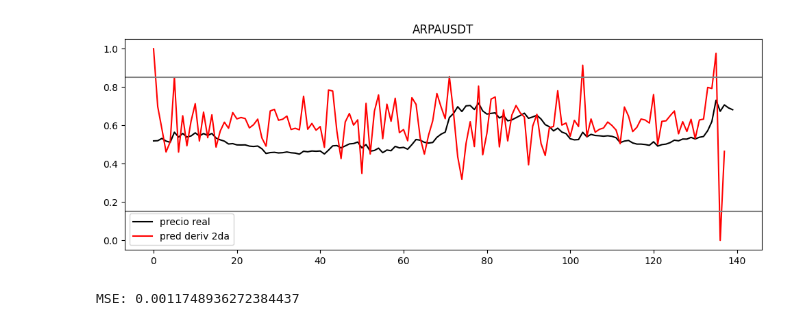
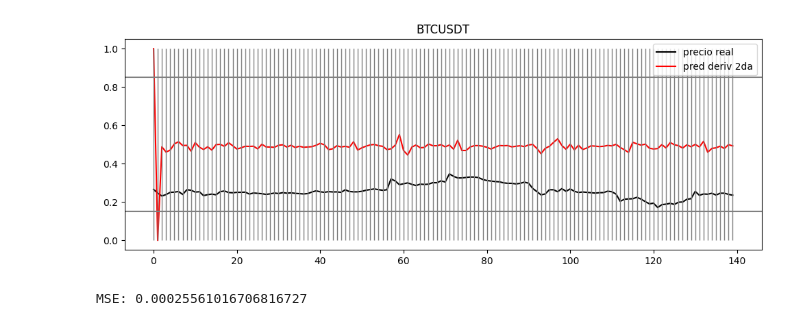
Before and after one commit to luisgomezzz/luchocrypto, a Jupyter notebook: predictor/predictor.ipynb, the cells around one changed output. Drawn from its saved outputs; the diff is of its cells as text; code cells hidden in the pictures.

```diff
--- a/predictor/predictor.ipynb
+++ b/predictor/predictor.ipynb
@@ -15,7 +15,7 @@ import numpy as np
 from sklearn.metrics import mean_squared_error
 import keras
 
-symbol = 'ARPAUSDT'
+symbol = 'BTCUSDT'
 client = Client("qycthSI8s5HH0b95MxH3lFKPPUeZu8mCSgztp00x2d7SdHmfOp2U9qBeCCbxPyDg",
                 "zeJqYkyWzBIdGDMmyfUnofQiThirgEgOCDYvS3rzcq4yle1afD7YEQkciCI43yNs")
 
@@ -154,8 +154,8 @@ model = keras.models.load_model('modelos/model'+symbol+'.h5')
 # Grafica
 
 y_pred = model.predict(X_test)
-deriv_y_pred = np.diff(y_pred, axis=0)
-deriv_y_pred2 = np.diff(deriv_y_pred, axis=0)
+deriv_y_pred = np.diff(y_pred, axis=0,prepend=0)
+deriv_y_pred2 = np.diff(deriv_y_pred, axis=0,prepend=0)
 sc = MinMaxScaler(feature_range=(0,1))
 deriv_y_pred_scaled = sc.fit_transform(deriv_y_pred)
 deriv_y_pred_scaled2 = sc.fit_transform(deriv_y_pred2)
@@ -171,6 +171,8 @@ plt.axhline(y = umbralalto, color = 'GREY', linestyle = '-')
 plt.axhline(y = umbralbajo, color = 'GREY', linestyle = '-')
 plt.legend()
 plt.title(symbol)
+for i in range(140):
+    plt.vlines(x=i, ymin=0, ymax=1, color="GREY", linewidth=1)
 plt.show()
 
 # Calcular el MSE
@@ -182,2 +184,2 @@ print('MSE:', mse)
-[figure, old version]
+[figure, new version]
-MSE: 0.0011748936272384437
+MSE: 0.00025561016706816727
```
Also changed, not shown: parts of 2 cells of this notebook, 2 other files.
